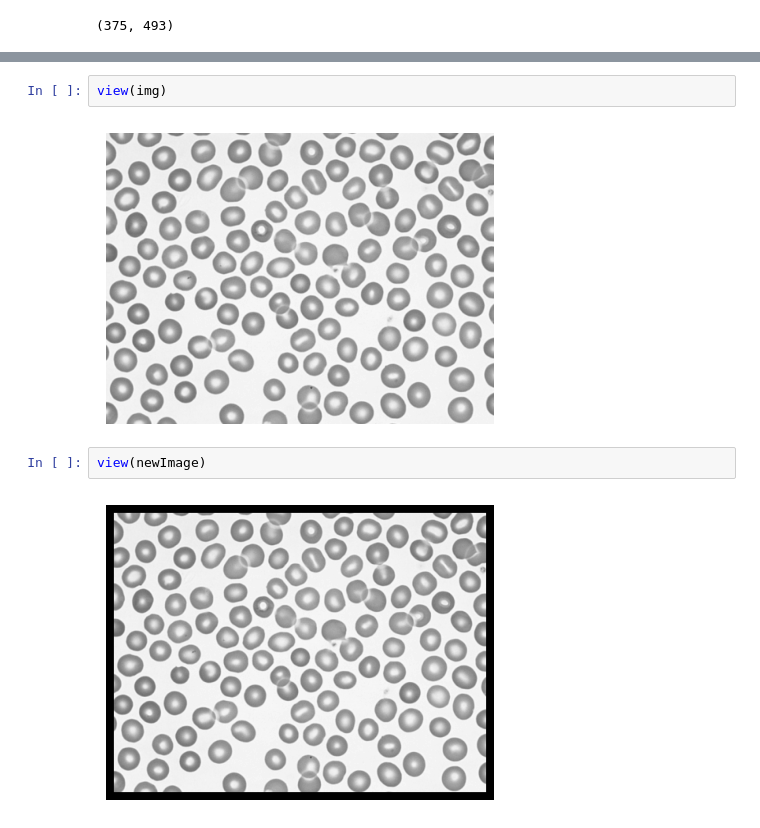
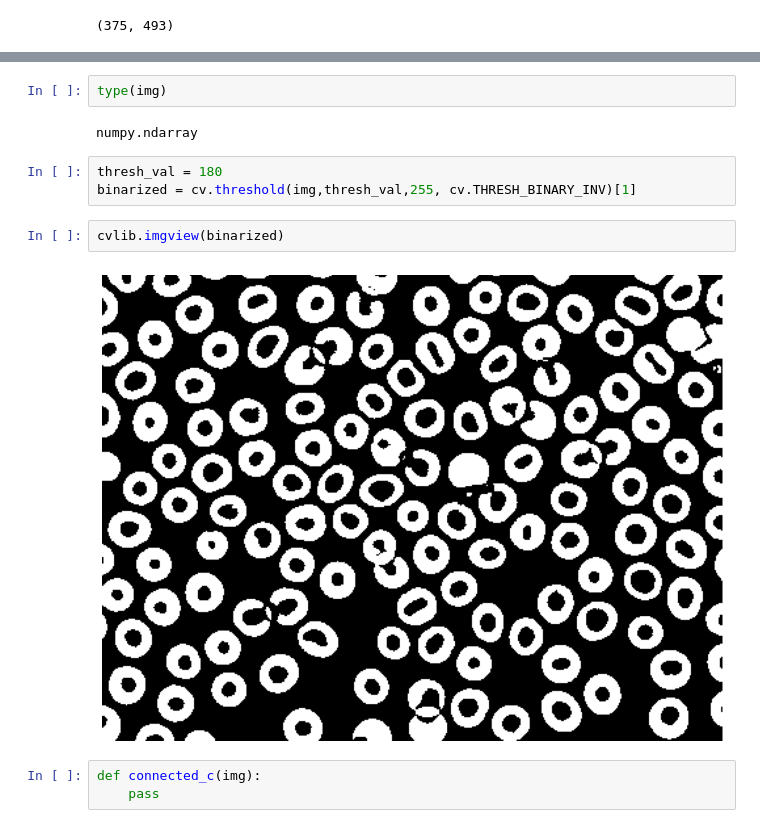
Before and after one commit to mp4402/pythonPrograms, a Jupyter notebook: computerVision2023/laboratorios/laboratorio.ipynb, the cells around one changed output, grey strips where cells are left out. Saved outputs shown, nothing was run; the diff lists cells and outputs as text.

```diff
--- a/computerVision2023/laboratorios/laboratorio.ipynb
+++ b/computerVision2023/laboratorios/laboratorio.ipynb
@@ -60,8 +69,14 @@ newImage.shape
 # %%
-view(img)
+type(img)
 # %% [output]
-[figure, removed]
+numpy.ndarray
-# %%
-view(newImage)
-# %% [output]
-[figure, removed]
+# %%
+thresh_val = 180
+binarized = cv.threshold(img,thresh_val,255, cv.THRESH_BINARY_INV)[1]
+# %%
+cvlib.imgview(binarized)
+# %% [output]
+[figure, added]
+# %%
+def connected_c(img):
+    pass
```
Also changed, not shown: parts of 7 cells of this notebook, 2 other files.
